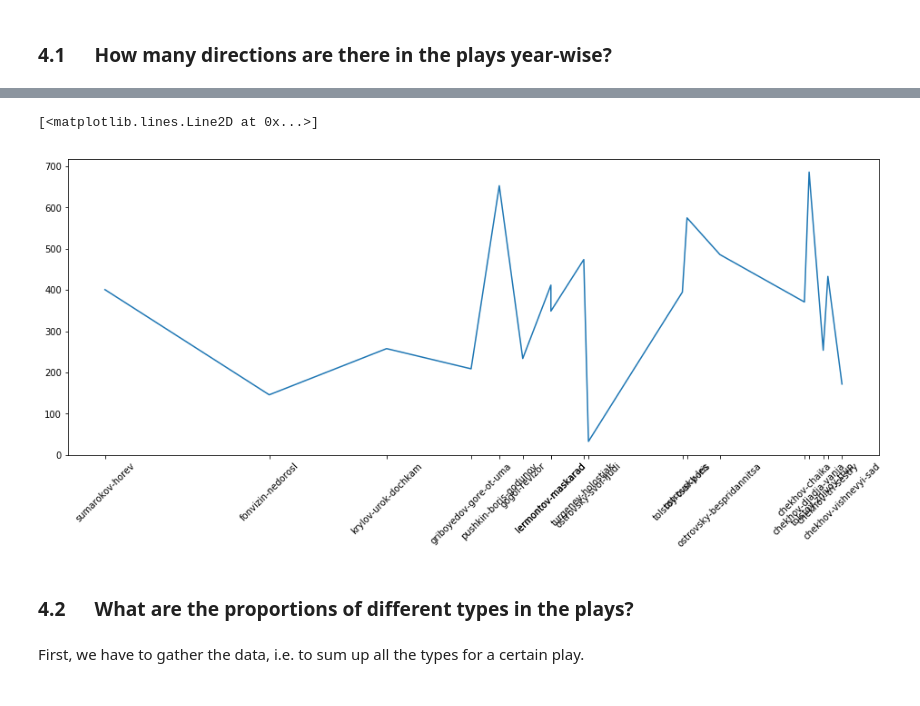
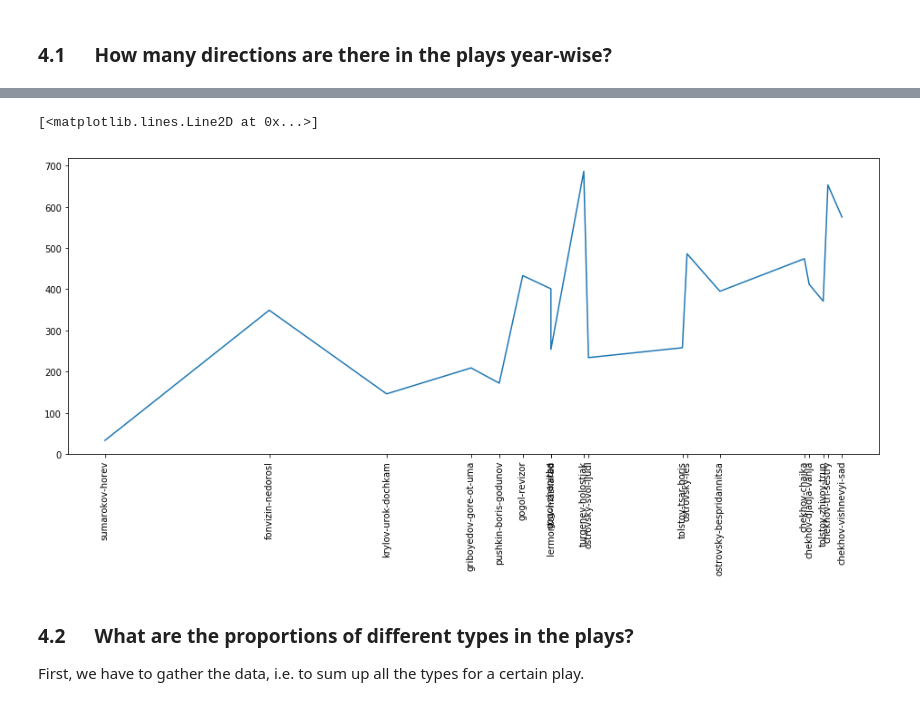
Before and after one commit to creaciond/russian-stage-classification, a Jupyter notebook: annotated-merge.ipynb, the cells around one changed output, grey strips where cells are left out. Saved outputs shown, nothing was run; the diff lists cells and outputs as text; code cells hidden in the pictures.

```diff
--- a/annotated-merge.ipynb
+++ b/annotated-merge.ipynb
@@ -190,0 +179,6 @@ plays_sorted = [key_from_value(dict_plays, year) for year in years_sorted]
+# %%
+def match_play_to_year(year, play_dict, ready_plays):
+    for play in play_dict:
+        if year == play_dict[play][1] and play not in ready_plays:
+            ready_plays.append(play)
+            return play
@@ -190,0 +194,10 @@ plays_sorted = [key_from_value(dict_plays, year) for year in years_sorted]
+# %%
+ready_plays = []
+
+years_sorted = sorted([value[1] for value in dict_plays.values()])
+plays_sorted = [match_play_to_year(year, dict_plays, ready_plays) for year in years_sorted]
+directions_amounts = [dict_plays[play][0] for play in plays_sorted]
+
+for i in range(len(years_sorted)):
+    print("{} was written in {} with {} directions".format(plays_sorted[i], years_sorted[i],
+                                                      directions_amounts[i]))
@@ -191,14 +223,14 @@ plays_sorted = [key_from_value(dict_plays, year) for year in years_sorted]
 # %%
 plt.figure(figsize=(16,6))
-plt.xticks(years_sorted, labels=plays_sorted, rotation=45)
+plt.xticks(years_sorted, labels=plays_sorted, rotation=90)
 dict_plays_sorted = sorted(dict_plays)
 plt.plot(years_sorted, directions_amounts)
 # %% [output]
 [<matplotlib.lines.Line2D at 0x...>]
-[figure, old version]
+[figure, new version]
 # %% [markdown]
 ### 4.2 &emsp; What are the proportions of different types in the plays?
+
+First, we have to gather the data, i.e. to sum up all the types for a certain play.
-# %% [markdown]
-First, we have to gather the data, i.e. to sum up all the types for a certain play.
 # %%
 types_dict = {
```
Also changed, not shown: parts of 28 cells of this notebook.
